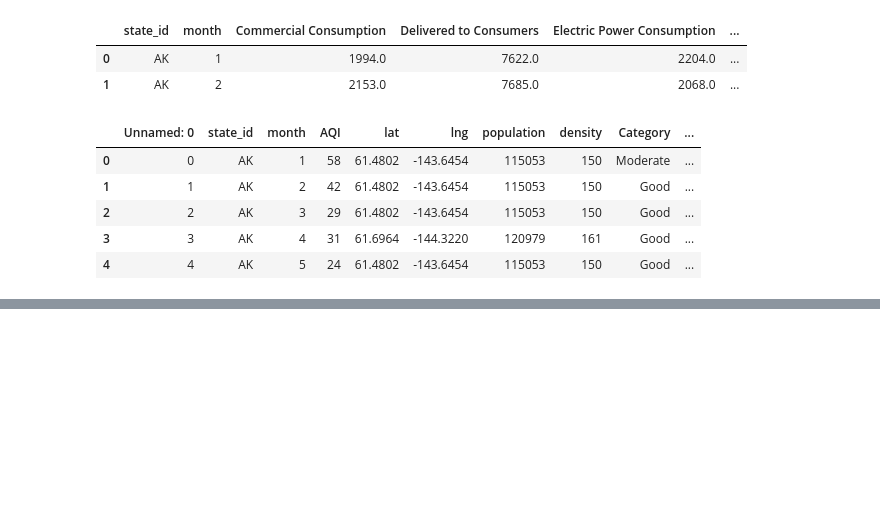
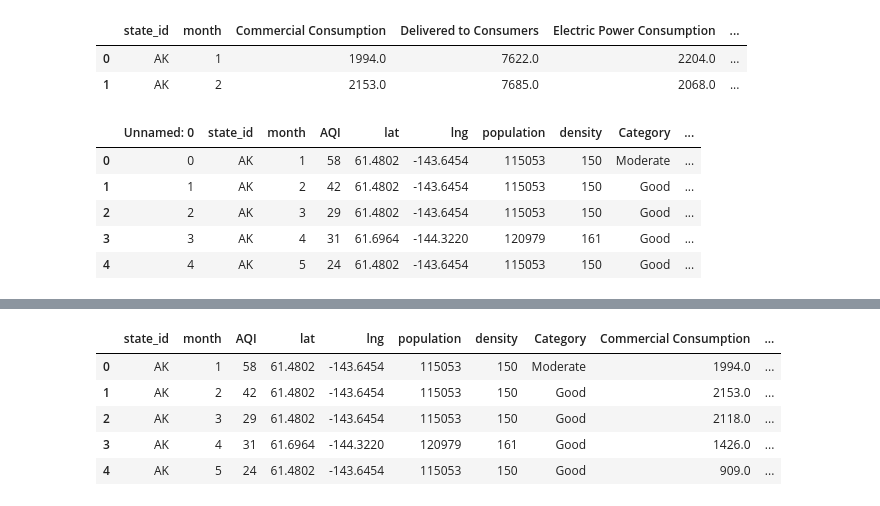
Before and after one commit to JenniferVasquez1/Project-3, a Jupyter notebook: static/Analysis/data_cleanup.ipynb, the cells around one changed output, grey strips where cells are left out. Cells and saved outputs as stored; diff of their text form; code cells hidden in the pictures; blank space fills up the shorter version.

```diff
--- a/static/Analysis/data_cleanup.ipynb
+++ b/static/Analysis/data_cleanup.ipynb
@@ -402,0 +405,3 @@ combined_df.to_csv('../Resources/combined_df.csv')
+# %%
+combined_df = pd.read_csv('../Resources/combined_df.csv', index_col=0)
+combined_df.head()
@@ -402,0 +415,13 @@ combined_df.to_csv('../Resources/combined_df.csv')
+# %%
+combined_df.drop('Unnamed: 0', axis=1, inplace=True)
+# %%
+combined_df['total'] = combined_df[['Commercial Consumption', 'Delivered to Consumers', 'Electric Power Consumption', 'Industrial Consumption', 'Residential Consumption', 'Vehicle Fuel Consumption']].sum(axis=1)
+# %%
+combined_df.head()
+# %% [output]
+|  | state_id | month | AQI | lat | lng | population | density | Category | Commercial Consumption | ... |
+| 0 | AK | 1 | 58 | 61.4802 | -143.6454 | 115053 | 150 | Moderate | 1994.0 | ... |
+| 1 | AK | 2 | 42 | 61.4802 | -143.6454 | 115053 | 150 | Good | 2153.0 | ... |
+| 2 | AK | 3 | 29 | 61.4802 | -143.6454 | 115053 | 150 | Good | 2118.0 | ... |
+| 3 | AK | 4 | 31 | 61.6964 | -144.3220 | 120979 | 161 | Good | 1426.0 | ... |
+| 4 | AK | 5 | 24 | 61.4802 | -143.6454 | 115053 | 150 | Good | 909.0 | ... |
```
Also changed, not shown: parts of 2 cells of this notebook.
